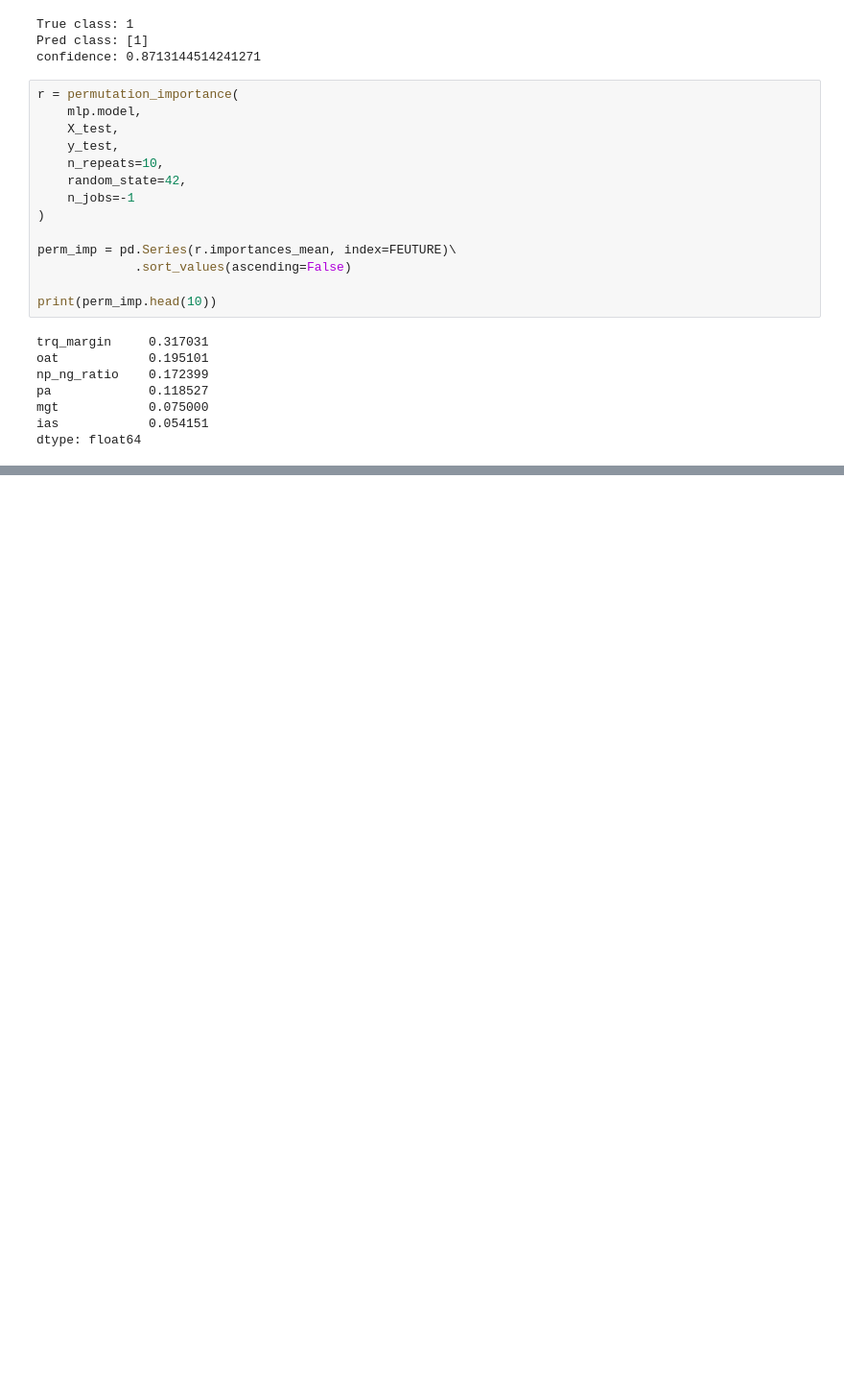
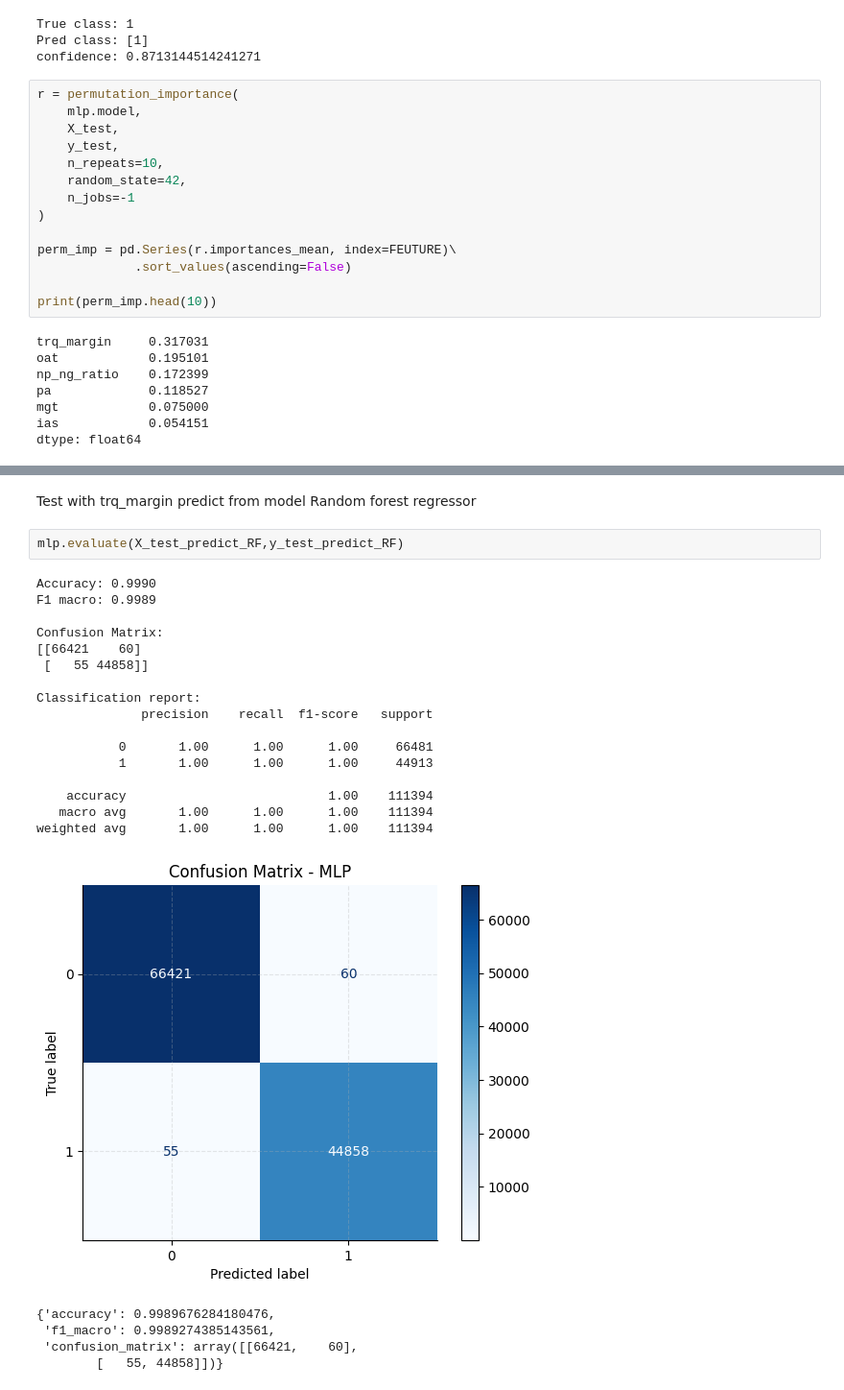
Before and after one commit to DevelopApp22/PHM_2024_Project, a Jupyter notebook: notebooks/Step3/MLP/mlp_classification.ipynb, the cells around one changed output, grey strips where cells are left out. Shown at 96% size. Saved outputs shown, nothing was run; the diff lists cells and outputs as text; blank space fills up the shorter version.

```diff
--- a/notebooks/Step3/MLP/mlp_classification.ipynb
+++ b/notebooks/Step3/MLP/mlp_classification.ipynb
@@ -112,0 +159,26 @@ dtype: float64
+# %% [markdown]
+Test with trq_margin predict from model Random forest  regressor
+# %%
+mlp.evaluate(X_test_predict_RF,y_test_predict_RF)
+# %% [output]
+Accuracy: 0.9990
+F1 macro: 0.9989
+
+Confusion Matrix:
+[[66421    60]
+ [   55 44858]]
+
+Classification report:
+              precision    recall  f1-score   support
+
+           0       1.00      1.00      1.00     66481
+           1       1.00      1.00      1.00     44913
+
+    accuracy                           1.00    111394
+   macro avg       1.00      1.00      1.00    111394
+weighted avg       1.00      1.00      1.00    111394
+[figure, added]
+{'accuracy': 0.9989676284180476,
+ 'f1_macro': 0.9989274385143561,
+ 'confusion_matrix': array([[66421,    60],
+        [   55, 44858]])}
```
Also changed, not shown: parts of 6 cells of this notebook, 15 other files.
